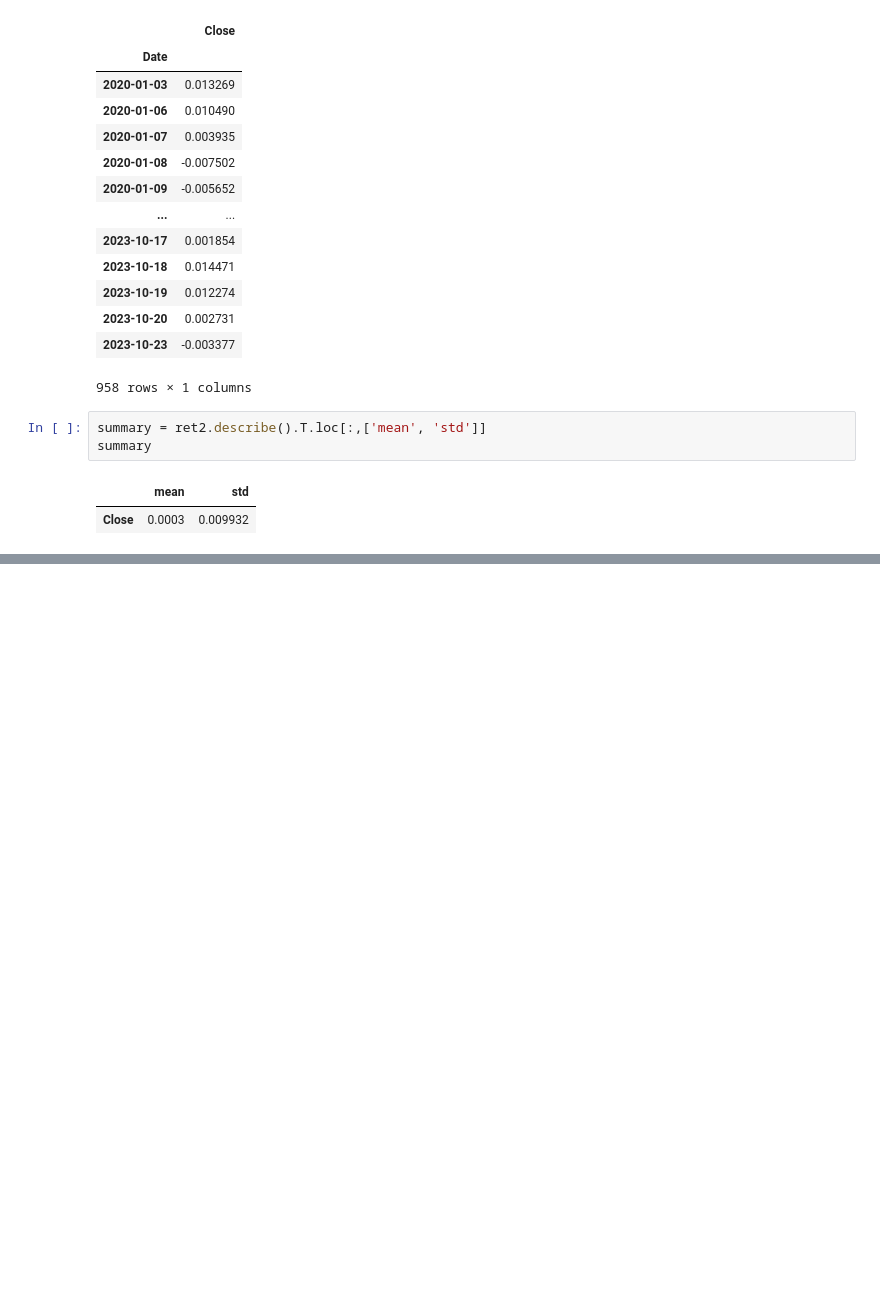
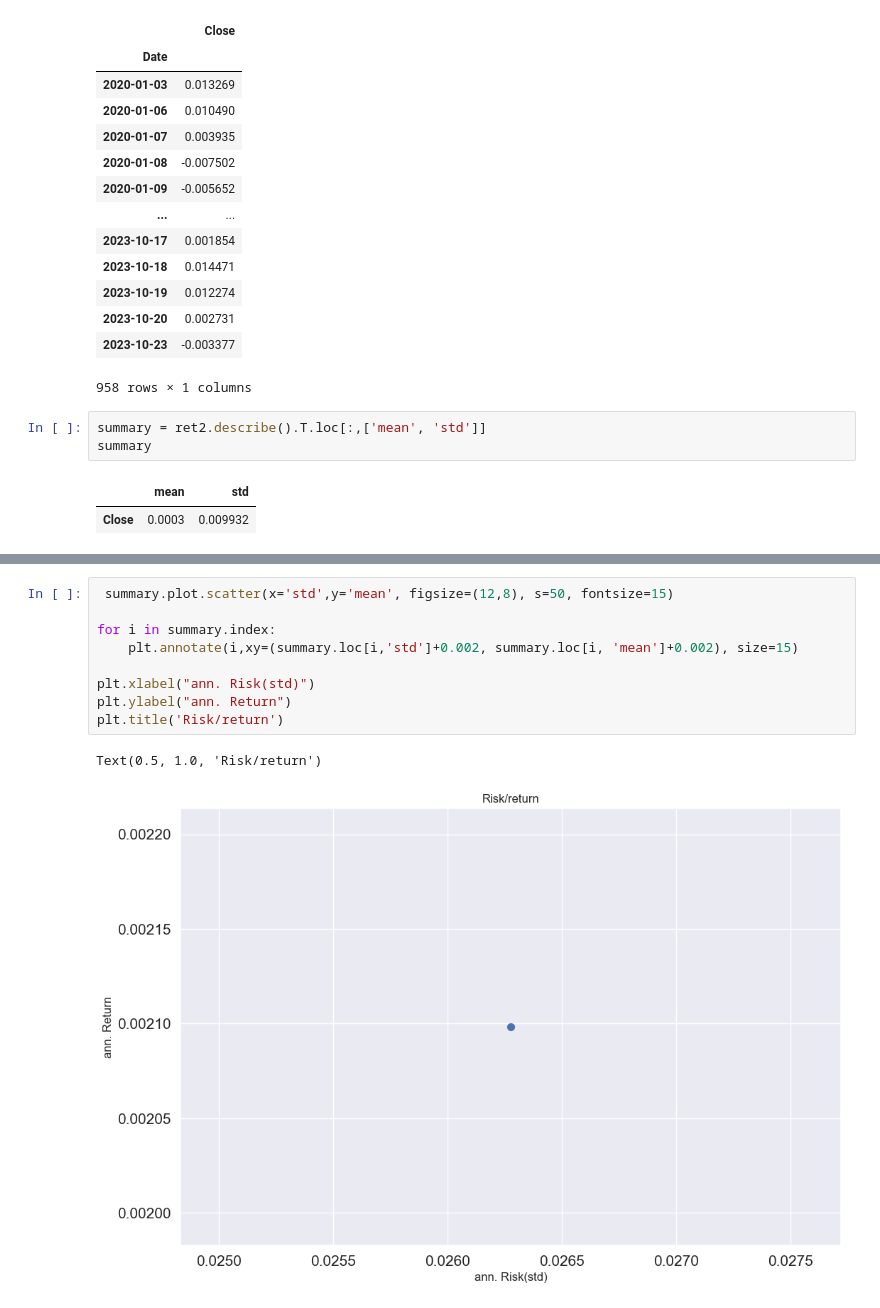
Before and after one commit to DheyaAlqaderi/TechnicalAnalysis-Gold-ML, a Jupyter notebook: Yahoo Finance practice/gold_with_usdt/Gold_Analysis.ipynb, the cells around one changed output, grey strips where cells are left out. Drawn from its saved outputs; the diff is of its cells as text; blank space fills up the shorter version.

```diff
--- a/Yahoo Finance practice/gold_with_usdt/Gold_Analysis.ipynb
+++ b/Yahoo Finance practice/gold_with_usdt/Gold_Analysis.ipynb
@@ -271 +271,13 @@ Close    52.875495
 Name: mean, dtype: float64
+# %%
+ summary.plot.scatter(x='std',y='mean', figsize=(12,8), s=50, fontsize=15)
+
+for i in summary.index:
+    plt.annotate(i,xy=(summary.loc[i,'std']+0.002, summary.loc[i, 'mean']+0.002), size=15)
+
+plt.xlabel("ann. Risk(std)")
+plt.ylabel("ann. Return")
+plt.title('Risk/return')
+# %% [output]
+Text(0.5, 1.0, 'Risk/return')
+[figure, added]
```
Also changed, not shown: parts of 3 cells of this notebook, 4 other files.
